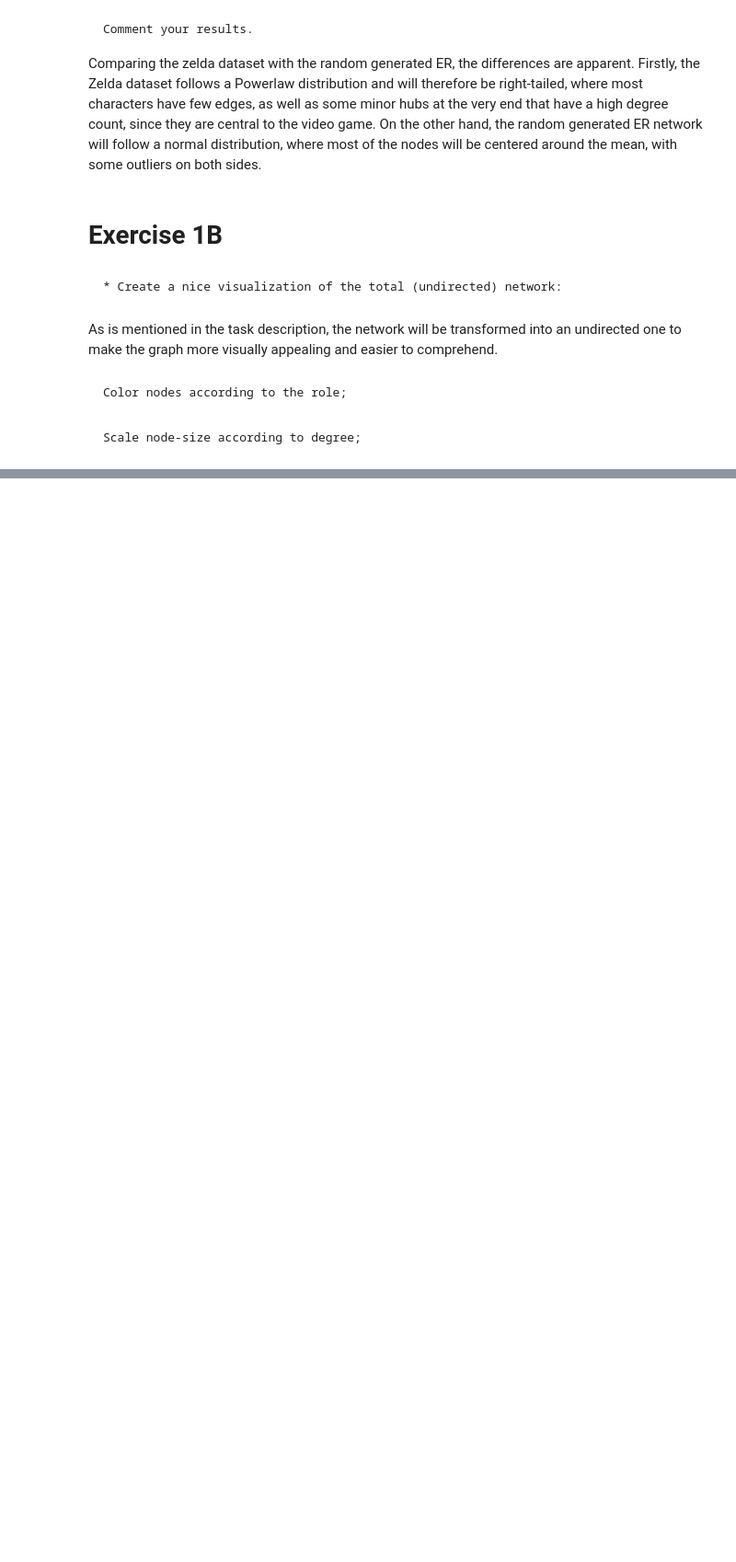
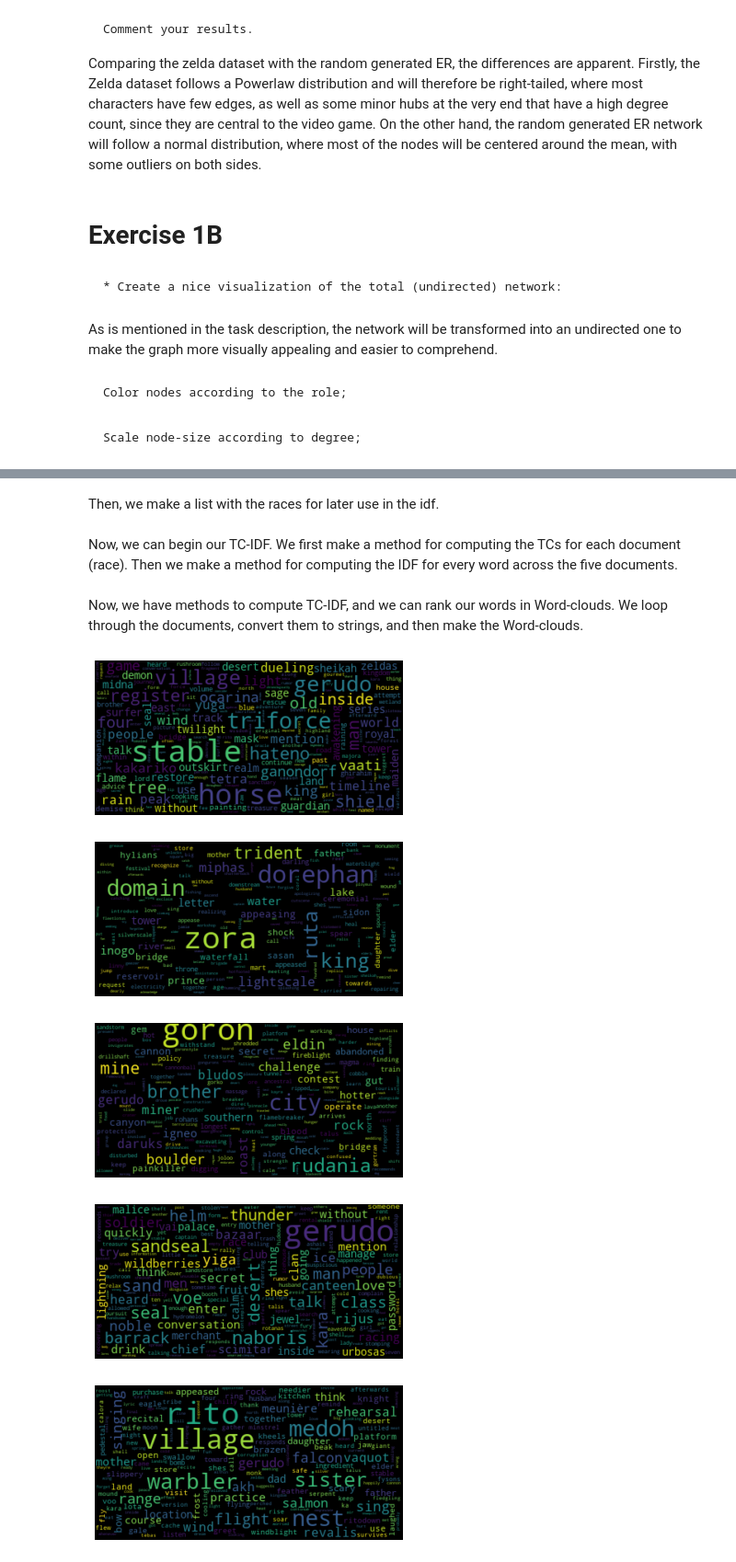
Before and after one commit to vfrantzvaag/assignmentTwo, a Jupyter notebook: exerciseOne.ipynb, the cells around one changed output, grey strips where cells are left out. Shown: that part at 92% size. Cells and saved outputs as stored; diff of their text form; code cells hidden in the pictures; blank space fills up the shorter version.

```diff
--- a/exerciseOne.ipynb
+++ b/exerciseOne.ipynb
@@ -403,0 +462,6 @@ AdjustSpeedAndApplyForces step  took  0.10  seconds
+# %%
+def combine_and_convert(titles_input):
+    all_tokens = []
+    for title in titles_input:
+        all_tokens.append(cleaned_txt(title))
+    return sum(all_tokens, [])
@@ -403,0 +481,48 @@ AdjustSpeedAndApplyForces step  took  0.10  seconds
+# %% [markdown]
+Then, we make a list with the races for later use in the idf.
+# %%
+texts = [hylian, zora, goron, gerudo, rito]
+# %% [markdown]
+Now, we can begin our TC-IDF. We first make a method for computing the TCs for each document (race). Then we make a method for computing the IDF for every word across the five documents.
+# %%
+def tc(text):
+    tc = {}
+    for key, value in nltk.FreqDist(text).items():
+        tc[key] = value
+    return tc
+
+def idf(texts):
+    text = nltk.TextCollection(texts)
+    idf = {}
+    for word in text:
+        idf[word] = text.idf(word)
+    return idf
+
+idfs = idf(texts)
+
+def tc_idf(text):
+    tc_ = tc(text)
+    tc_idf = {}
+    for word in text:
+        tc_idf[word] = int(math.ceil(idfs[word])) * tc_[word]
+    return tc_idf
+# %% [markdown]
+Now, we have methods to compute TC-IDF, and we can rank our words in Word-clouds. We loop through the documents, convert them to strings, and then make the Word-clouds.
+# %%
+def make_wordclouds():
+    for text in texts:
+        string = ""
+        for key, value in tc_idf(text).items():
+            string += ((key  + " ") * value)
+        wordcloud = WordCloud(max_font_size=40, collocations=False).generate(string)
+        plt.imshow(wordcloud, interpolation='bilinear')
+        plt.axis("off")
+        plt.show()
+
+make_wordclouds()
+# %% [output]
+[figure, added]
+[figure, added]
+[figure, added]
+[figure, added]
+[figure, added]
```
Also changed, not shown: parts of 22 cells of this notebook.
